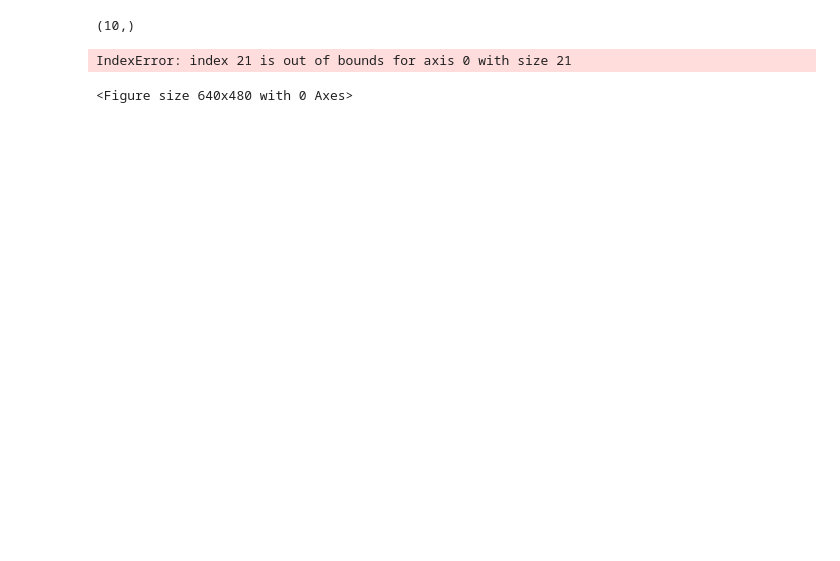
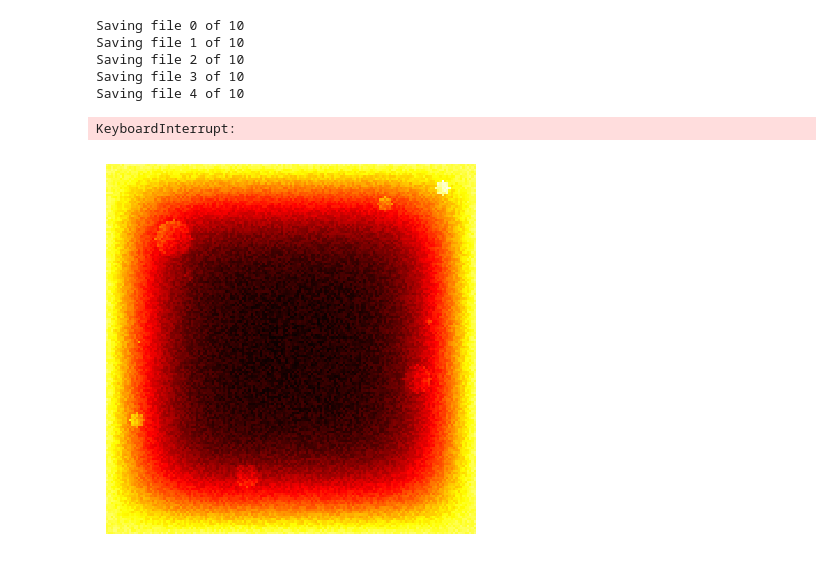
Before and after one commit to malee4/2023summer, a Jupyter notebook: FL/image_generation.ipynb, the cells around one changed output. Saved outputs shown, nothing was run; the diff lists cells and outputs as text; code cells hidden in the pictures; blank space fills up the shorter version.

Commit message:
anomaly generation with 10 sample files

```diff
--- a/FL/image_generation.ipynb
+++ b/FL/image_generation.ipynb
@@ -14,11 +16,11 @@ import os
 # %%
 # set constants for background generation
-L = 0.10 # length
-H = 0.10 # height
+L = 0.40 # length
+H = 0.40 # height
 dx = 0.0025
 dy = 0.0025
-tmax = 10
-dt = 0.01 # change in time
+tmax = 100
+dt = .10 # change in time
 epsilon = 0.0001
 
 save_path = "./samples"
@@ -34,17 +36,17 @@ domainalp = np.array([])
 for i in range(NN):
     domainalp = np.append(domainalp, 0.5e-5 + 1e-5 * random.random())
 
-print(domainalp.shape)
-
 CENTERT = [] # NN x 1
 AVET = [] # NN x 1
 
 # list of simulated data matrices
 SimulateData = [] # NN x 10
 SimulateDataNoNoise = []
-# %% [output]
-(10,)
 # %%
 # constants for anomaly generation
-dI = 1.3 # intensity difference
-na = 1 # number anomalies
+dI = 1.6 # intensity difference
+namin = 3 # min number of anomalies
+namax = 10 # max number anomalies
+
+rmin = 3 # min radius of anomaly
+rmax = 10 # max radius of anomaly
@@ -90,46 +122,42 @@ for iN in range(NN):
     # row nx - 1
     T[nx - 1, :] = 1
 
     # I had difficulty telling what this step does?? are they not 0 and 1?)
     Tmin = np.min(np.min(T))
     Tmax = np.max(np.max(T))
 
     # iterative component
     n = 0 # index
 
-    # nmax = (int) (tmax/dt)
-    nmax = 1000
-
-    CenterT = [] # center temperature
-    AveT = []
-    SaveIndex = 0
-    iSave = 0
-    bSaveImage = 0
-
-    fig = plt.figure()
+    nmax = (int) (tmax/dt)
 
     while n < nmax:
-            # file_path = directory_path + "/" + str(n)
-
             n = n + 1
-            SaveIndex = SaveIndex + 1
 
             T_n = T
             T_anomalies = T
 
             # define temperature values
             for j in range(1, nx - 1):
                 for i in range(1, nx - 1):
                      T[j][i]= T_n[j][i] + r_x*(T_n[j][i+1]-2*T_n[j][i]+T_n[j][i-1]) + r_y*(T_n[j+1][i]-2*T_n[j][i]+T_n[j-1][i])
-                     T_anomalies = T[j][i] + A[i][j] * dI
 
             a = T.shape
             NoiseT = T + 0.1 * np.random.rand(a[0], a[1])
+
+    print("Saving file " + str(iN) + " of " + str(NN))
+
+    NoiseT = generate_anomalies(NoiseT, nx, ny)
 
     plt.imshow(NoiseT, cmap='hot', interpolation='nearest')
 
     plt.axis('off')
     plt.savefig(file_path, bbox_inches='tight', pad_inches=0)
 # %% [output]
-IndexError: index 21 is out of bounds for axis 0 with size 21
+Saving file 0 of 10
+Saving file 1 of 10
+Saving file 2 of 10
+Saving file 3 of 10
+Saving file 4 of 10
-<Figure size 640x480 with 0 Axes>
+KeyboardInterrupt:
+[figure, added]
```
Also changed, not shown: parts of 3 cells of this notebook, 10 other files.
